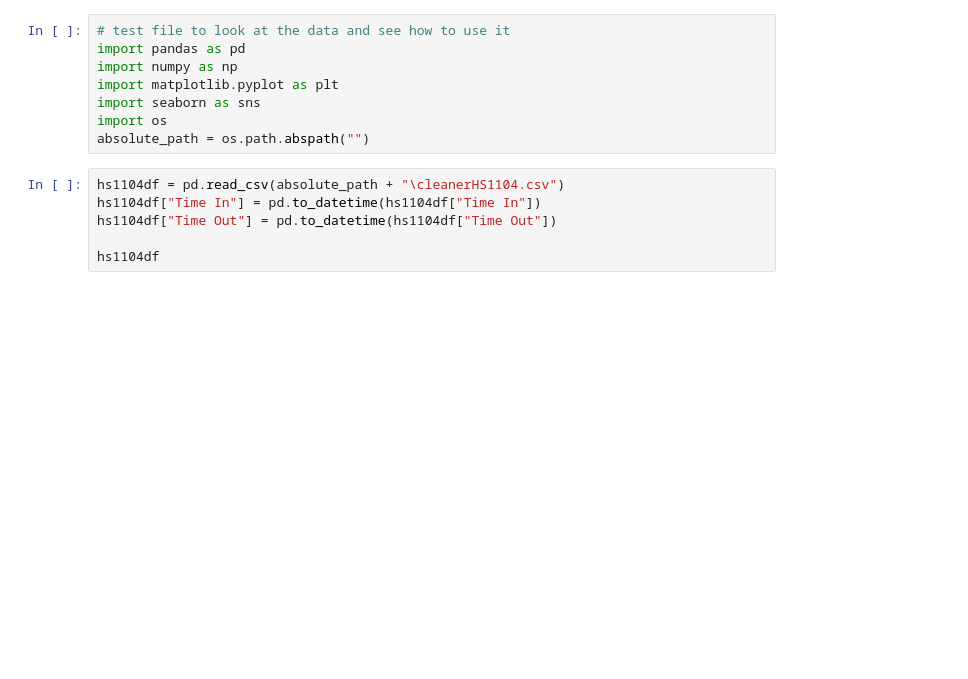
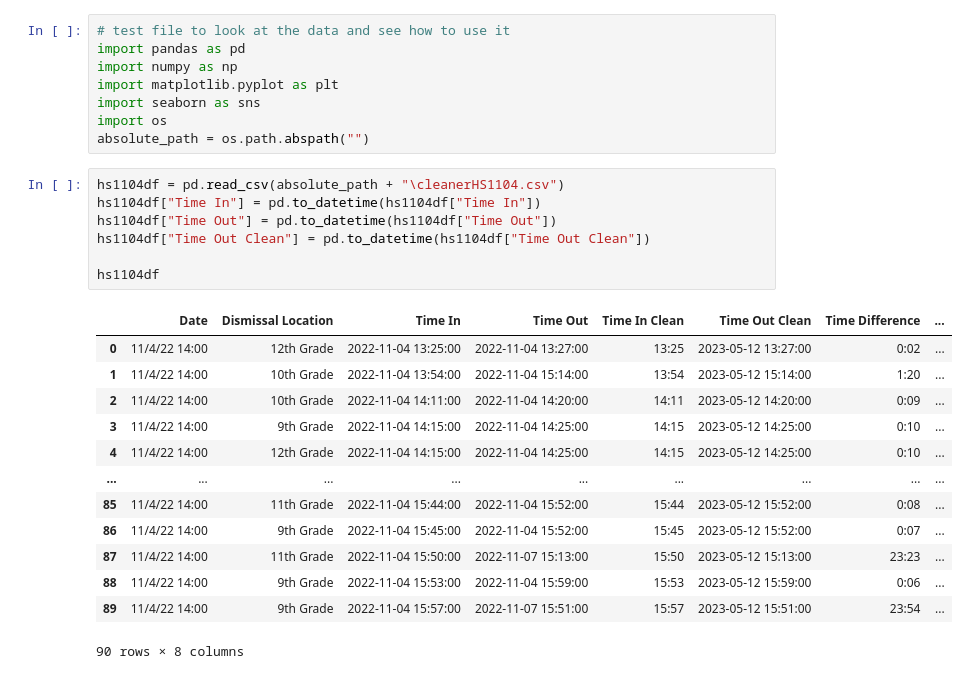
Before and after one commit to EesaWithTheShot/AP-Statistics-School-Carline-Analysis, a Jupyter notebook: testjp.ipynb, the cells around one changed output. Cells and saved outputs as stored; diff of their text form; blank space fills up the shorter version.

```diff
--- a/testjp.ipynb
+++ b/testjp.ipynb
@@ -9,9 +9,24 @@ absolute_path = os.path.abspath("")
 # %%
 hs1104df = pd.read_csv(absolute_path + "\cleanerHS1104.csv")
 hs1104df["Time In"] = pd.to_datetime(hs1104df["Time In"])
 hs1104df["Time Out"] = pd.to_datetime(hs1104df["Time Out"])
+hs1104df["Time Out Clean"] = pd.to_datetime(hs1104df["Time Out Clean"])
 
 hs1104df
+# %% [output]
+|  | Date | Dismissal Location | Time In | Time Out | Time In Clean | Time Out Clean | Time Difference | ... |
+| 0 | 11/4/22 14:00 | 12th Grade | 2022-11-04 13:25:00 | 2022-11-04 13:27:00 | 13:25 | 2023-05-12 13:27:00 | 0:02 | ... |
+| 1 | 11/4/22 14:00 | 10th Grade | 2022-11-04 13:54:00 | 2022-11-04 15:14:00 | 13:54 | 2023-05-12 15:14:00 | 1:20 | ... |
+| 2 | 11/4/22 14:00 | 10th Grade | 2022-11-04 14:11:00 | 2022-11-04 14:20:00 | 14:11 | 2023-05-12 14:20:00 | 0:09 | ... |
+| 3 | 11/4/22 14:00 | 9th Grade | 2022-11-04 14:15:00 | 2022-11-04 14:25:00 | 14:15 | 2023-05-12 14:25:00 | 0:10 | ... |
+| 4 | 11/4/22 14:00 | 12th Grade | 2022-11-04 14:15:00 | 2022-11-04 14:25:00 | 14:15 | 2023-05-12 14:25:00 | 0:10 | ... |
+| ... | ... | ... | ... | ... | ... | ... | ... | ... |
+| 85 | 11/4/22 14:00 | 11th Grade | 2022-11-04 15:44:00 | 2022-11-04 15:52:00 | 15:44 | 2023-05-12 15:52:00 | 0:08 | ... |
+| 86 | 11/4/22 14:00 | 9th Grade | 2022-11-04 15:45:00 | 2022-11-04 15:52:00 | 15:45 | 2023-05-12 15:52:00 | 0:07 | ... |
+| 87 | 11/4/22 14:00 | 11th Grade | 2022-11-04 15:50:00 | 2022-11-07 15:13:00 | 15:50 | 2023-05-12 15:13:00 | 23:23 | ... |
+| 88 | 11/4/22 14:00 | 9th Grade | 2022-11-04 15:53:00 | 2022-11-04 15:59:00 | 15:53 | 2023-05-12 15:59:00 | 0:06 | ... |
+| 89 | 11/4/22 14:00 | 9th Grade | 2022-11-04 15:57:00 | 2022-11-07 15:51:00 | 15:57 | 2023-05-12 15:51:00 | 23:54 | ... |
+90 rows × 8 columns
 # %%
 hs1104df["Difference"] = hs1104df["Time Out"] - hs1104df["Time In"]
 hs1104df
```
Also changed, not shown: parts of 3 cells of this notebook.
